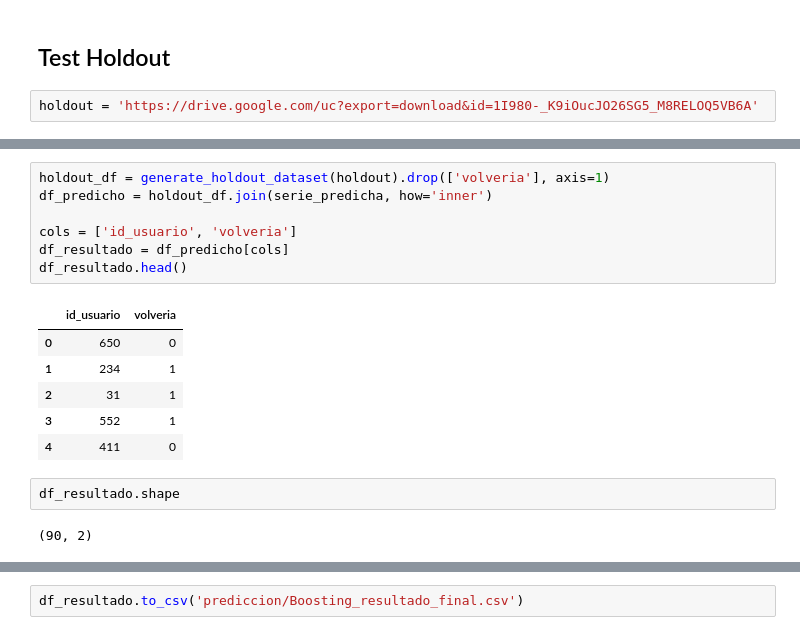
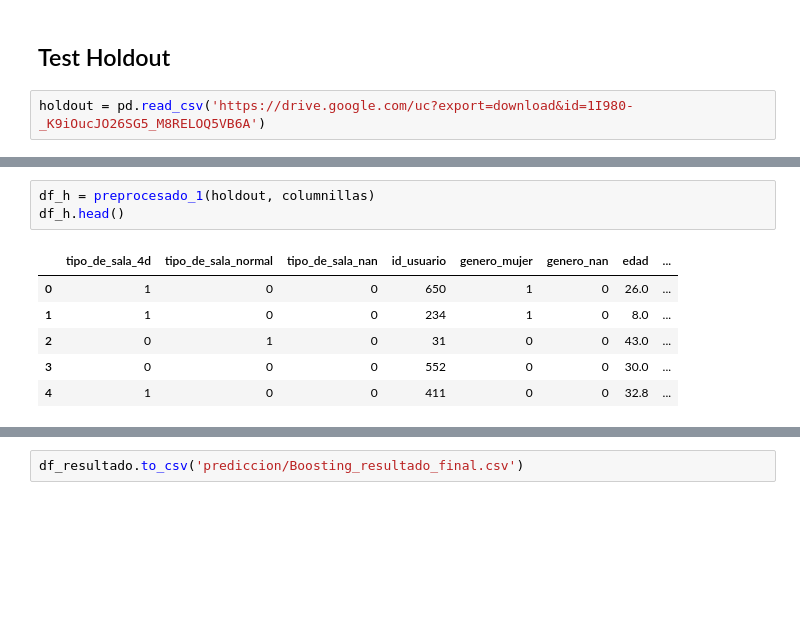
Before and after one commit to JuanOpizzi/Datos-2020-2c, a Jupyter notebook: TP2/gradient_boosting.ipynb, the cells around one changed output, grey strips where cells are left out. Drawn from its saved outputs; the diff is of its cells as text; blank space fills up the shorter version.

```diff
--- a/TP2/gradient_boosting.ipynb
+++ b/TP2/gradient_boosting.ipynb
@@ -175,4 +107,4 @@ plot_confusion_matrix(y_test, boosting.predict(X_test))
 # %% [markdown]
 ## Test Holdout
 # %%
-holdout = 'https://drive.google.com/uc?export=download&id=1I980-_K9iOucJO26SG5_M8RELOQ5VB6A'
+holdout = pd.read_csv('https://drive.google.com/uc?export=download&id=1I980-_K9iOucJO26SG5_M8RELOQ5VB6A')
@@ -221,18 +111,10 @@ serie_predicha.head(10)
-# %%
-holdout_df = generate_holdout_dataset(holdout).drop(['volveria'], axis=1)
-df_predicho = holdout_df.join(serie_predicha, how='inner')
-
-cols = ['id_usuario', 'volveria']
-df_resultado = df_predicho[cols]
-df_resultado.head()
-# %% [output]
-|  | id_usuario | volveria |
-| 0 | 650 | 0 |
-| 1 | 234 | 1 |
-| 2 | 31 | 1 |
-| 3 | 552 | 1 |
-| 4 | 411 | 0 |
-# %%
-df_resultado.shape
-# %% [output]
-(90, 2)
+# %%
+df_h = preprocesado_1(holdout, columnillas)
+df_h.head()
+# %% [output]
+|  | tipo_de_sala_4d | tipo_de_sala_normal | tipo_de_sala_nan | id_usuario | genero_mujer | genero_nan | edad | ... |
+| 0 | 1 | 0 | 0 | 650 | 1 | 0 | 26.0 | ... |
+| 1 | 1 | 0 | 0 | 234 | 1 | 0 | 8.0 | ... |
+| 2 | 0 | 1 | 0 | 31 | 0 | 0 | 43.0 | ... |
+| 3 | 0 | 0 | 0 | 552 | 0 | 0 | 30.0 | ... |
+| 4 | 1 | 0 | 0 | 411 | 0 | 0 | 32.8 | ... |
```
Also changed, not shown: parts of 52 cells of this notebook, 1 other file.
